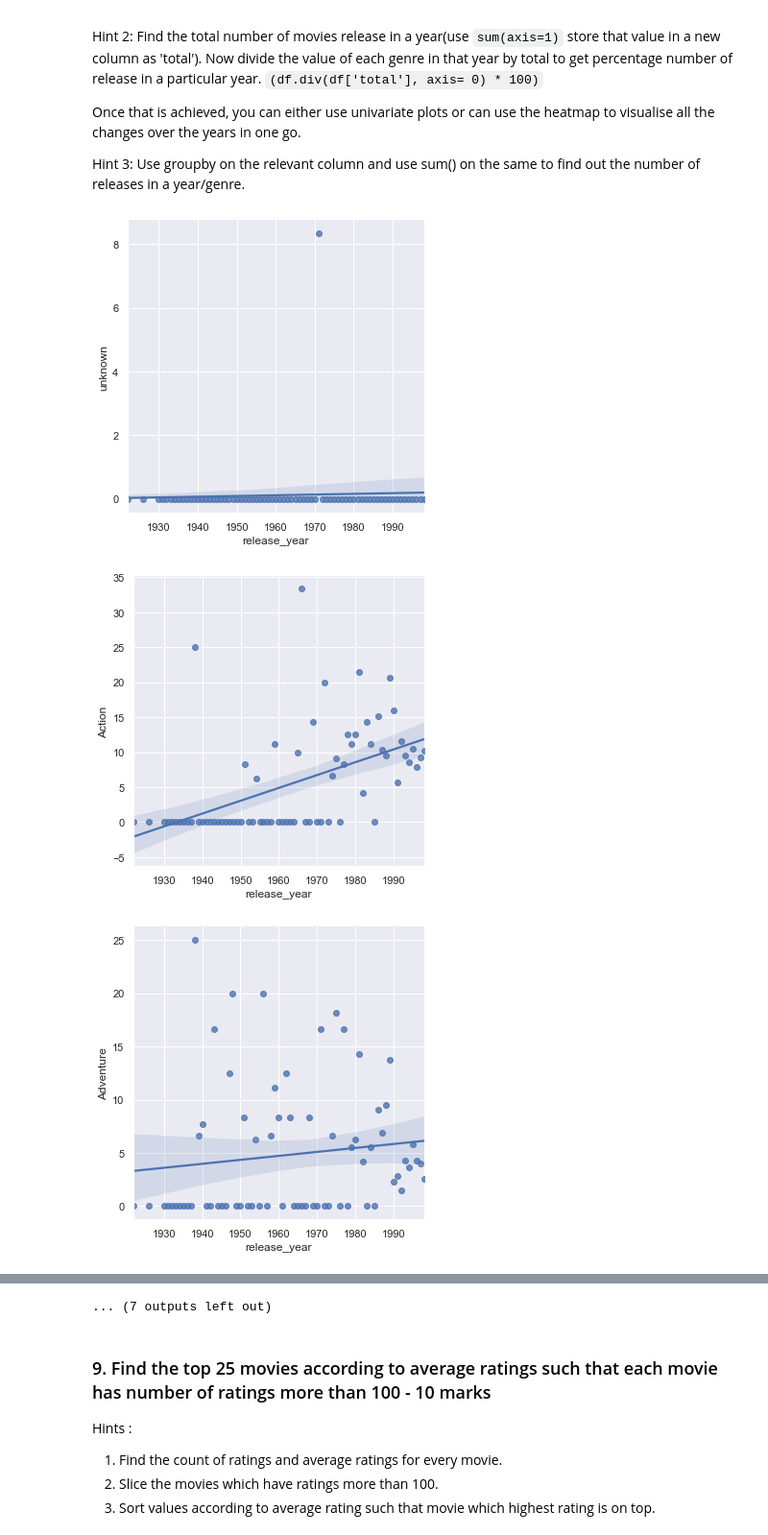
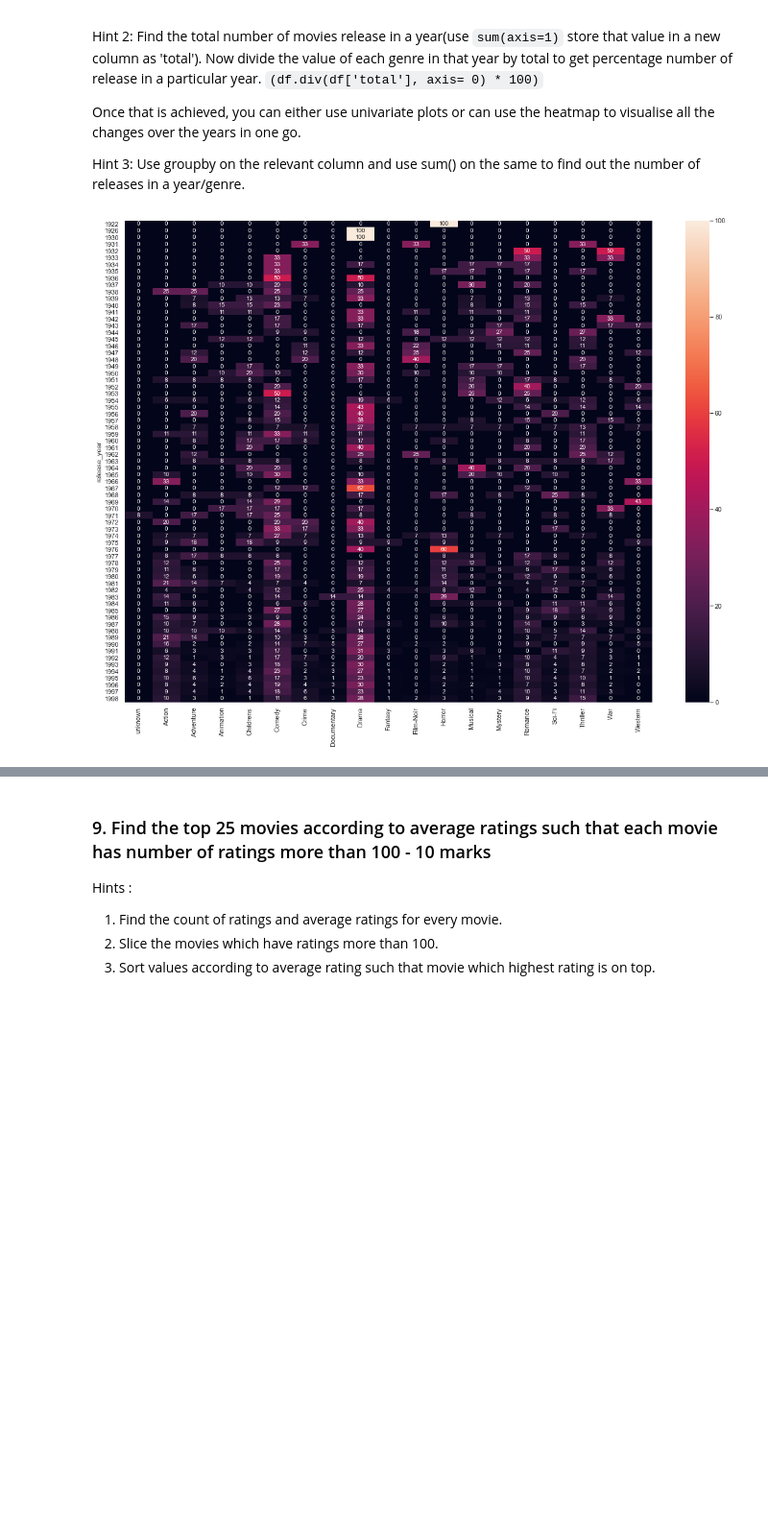
Before and after one commit to pcopley/uta-aiml, a Jupyter notebook: 01 Fundamentals of AIML/04 Project/MovieLens Project Questions.ipynb, the cells around one changed output, grey strips where cells are left out. Shown at 96% size. Drawn from its saved outputs; the diff is of its cells as text; code cells hidden in the pictures; blank space fills up the shorter version.

```diff
--- a/01 Fundamentals of AIML/04 Project/MovieLens Project Questions.ipynb
+++ b/01 Fundamentals of AIML/04 Project/MovieLens Project Questions.ipynb
@@ -448,21 +452,18 @@ in one go.
 
 Hint 3: Use groupby on the relevant column and use sum() on the same to find out the number of releases in a year/genre.
 # %%
-# Drop columns we don't care about; group by release year and sum values
+# Get a data frame with the release year as the index, genres as columns and other columns dropped
 releases = movies.drop(['movie id', 'num_genres'], axis='columns').groupby(['release_year']).sum()
 
-# Sum the genre values into new column 'total'
-releases['total'] = releases[list(only_genres.columns)].sum(axis=1)
+genre_columns = releases.columns
 
-# Replace the release counts with release percentages
-releases[list(only_genres.columns)] = releases[list(only_genres.columns)].div(releases['total'], axis=0)*100
+# Add total column
+releases['total'] = releases.sum(axis=1)
 
-releases.reset_index(inplace=True)
+# Replace release counts with release percentages
+releases[list(genre_columns)] = releases[list(genre_columns)].div(releases['total'], axis=0)*100
 
-# Plot changes in genre popularity as a percentage of total releases
-for genre in only_genres.columns:
-    sns.lmplot(x='release_year', y=genre, data=releases);
+plt.figure(figsize=(20,15))
+sns.heatmap(data=releases[list(genre_columns)], annot=True, fmt='.0f');
 # %% [output]
-[figure, old version]
+[figure, new version]
-[figure, removed]
-[figure, removed]
@@ -478,4 +470,3 @@ for genre in only_genres.columns:
-... (7 outputs left out)
 # %% [markdown]
 ### 9. Find the top 25 movies according to average ratings such that each movie has number of ratings more than 100 - 10 marks
 
```
Also changed, not shown: parts of 5 cells of this notebook, 1 other file.
